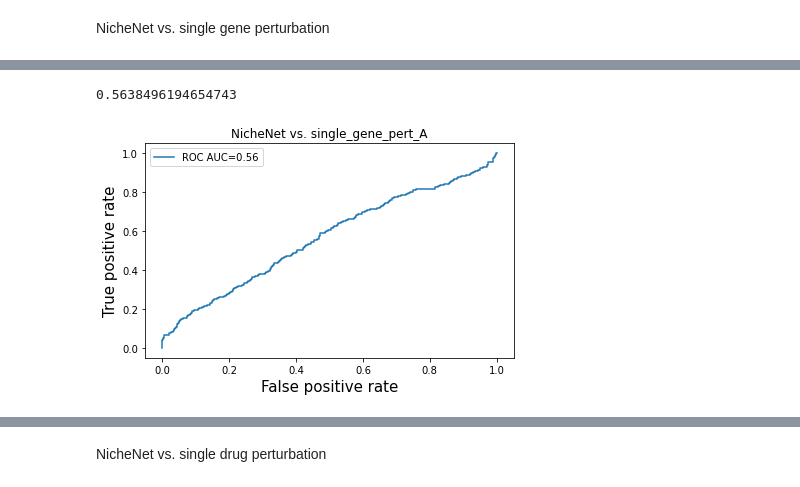
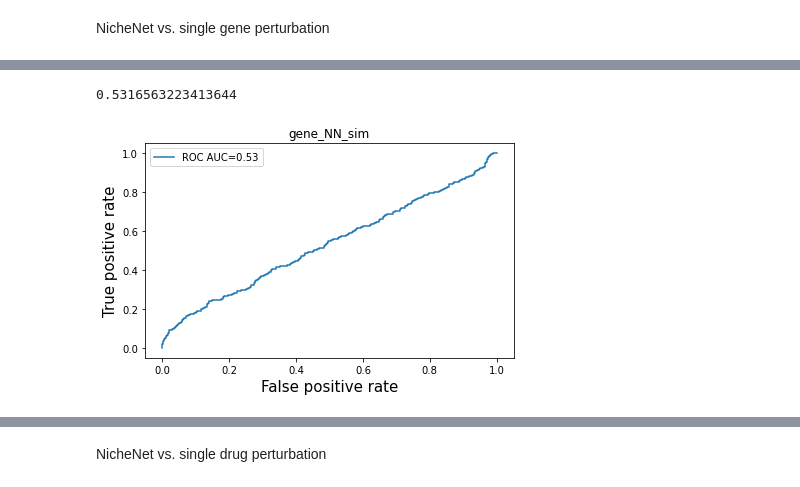
Before and after one commit to Vargeszti/Thesis, a Jupyter notebook: code/similarities.ipynb, the cells around one changed output, grey strips where cells are left out. Drawn from its saved outputs; the diff is of its cells as text; code cells hidden in the pictures.

Commit message:
gene_perturb_filt

```diff
--- a/code/similarities.ipynb
+++ b/code/similarities.ipynb
@@ -116,5 +116,5 @@ good_cell=['Osteoclasts', 'glioma cells', 'mammary gland','B cells',
          'DAOY medulloblastoma cells', 'bone marrow stromal cells,TGFb stimulation',
            'CUTLL1 DN-MAML transduced (T-lymphoblastic leukemia) cell line','Colon epithelium, 12 weeks of age',
           'Xenograft tumors from KPL4', 'Xenograft tumors from  NCI-H1650', 'Xenograft tumors from DU145', 'Colon cancer tumor, CBA/C57BL/6',
-           'CD4+ T cells from spleen at 1 month', 'strain: 129/Sv tissue: madibular condyle cartilage', ]
+           'CD4+ T cells from spleen at 1 month', 'strain: 129/Sv tissue: madibular condyle cartilage', 'brown adipose tissue of ob/ob mice', 'epididymal fat', 'olfactory epithelium','Colon epithelium, 12 weeks of age', 'Bone Marrow', 'SUDHL-1']
 # %%
@@ -159,0 +169,3 @@ gene_pert_good=meta[fil]
+# %%
+fil=np.in1d(gene_perturb.index, gene_pert_good['hs_gene_symbol'])
+gene_perturb_good=gene_perturb[fil]
@@ -343,5 +368,3 @@ lincs_creeds_sim(consig_gse92742_trt_sh_fil_A, 'gene_pert_A', 'gse92742_trt_sh_f
 ### Comparing NicheNet with CREEDs
 # %% [markdown]
 NicheNet vs. single gene perturbation
-# %%
-similarity=pd.read_csv('../results/gene_NN_sim.csv',sep=',',header=0,index_col=0)
@@ -350,10 +371,28 @@ meta = pd.read_csv('../results/gene_perturb.csv', sep=',', header=0, index_col=0
 # %%
-true_matrix = pd.DataFrame(0, index=similarity.index, columns=similarity.columns)
-for sample in true_matrix.columns:
-    target = meta.loc[int(sample), 'hs_gene_symbol']
-    fil = lr_network['to'] == target
-    ligands = lr_network['from'][fil].unique()
-    ligands = list(set(ligands) & set(true_matrix.index))
-    true_matrix.loc[ligands, sample] = 1
-    if target in true_matrix.index:
-        true_matrix.loc[target, sample] = 1
+def NN_vs_gene(similarity_name):
+    similarity=pd.read_csv('../results/'+similarity_name+'.csv',sep=',',header=0,index_col=0)
+    meta = pd.read_csv('../results/gene_perturb.csv', sep=',', header=0, index_col=0)
+    true_matrix = pd.DataFrame(0, index=similarity.index, columns=similarity.columns)
+    for sample in true_matrix.columns:
+        target = meta.loc[int(sample), 'hs_gene_symbol']
+        fil = lr_network['to'] == target
+        ligands = lr_network['from'][fil].unique()
+        ligands = list(set(ligands) & set(true_matrix.index))
+        true_matrix.loc[ligands, sample] = 1
+        if target in true_matrix.index:
+            true_matrix.loc[target, sample] = 1
+    y_pr = similarity.values.reshape((1, -1))[0]
+    y_tr = true_matrix.values.reshape((1, -1))[0]
+    fil = ~pd.isna(y_pr)
+    y_pr = y_pr[fil]
+    y_tr = y_tr[fil]
+    fpr, tpr, dummy = ROC(y_tr, y_pr)
+    plt.plot(fpr, tpr)
+    AUC(fpr, tpr)
+    plt.xlabel('False positive rate', size=15)
+    plt.ylabel('True positive rate', size=15)
+    plt.title(similarity_name, size=12)
+    plt.legend(['ROC AUC=' + str(AUC(fpr, tpr))[:4]])
+    plt.tight_layout()
+    print(AUC(fpr, tpr))
+    plt.tight_layout()
@@ -401,13 +399,5 @@ fpr, tpr, dummy = ROC(y_tr, y_pr)
-# %%
-plt.plot(fpr, tpr)
-AUC(fpr, tpr)
-plt.xlabel('False positive rate', size=15)
-plt.ylabel('True positive rate', size=15)
-plt.title('NicheNet vs. single_gene_pert_A', size=12)
-plt.legend(['ROC AUC=' + str(AUC(fpr, tpr))[:4]])
-plt.tight_layout()
-print(AUC(fpr, tpr))
-plt.tight_layout()
-# %% [output]
-0.5638496194654743
-[figure, removed]
+# %%
+NN_vs_gene('gene_NN_sim')
+# %% [output]
+0.5316563223413644
+[figure, added]
```
Also changed, not shown: parts of 38 cells of this notebook, 1 other file.
